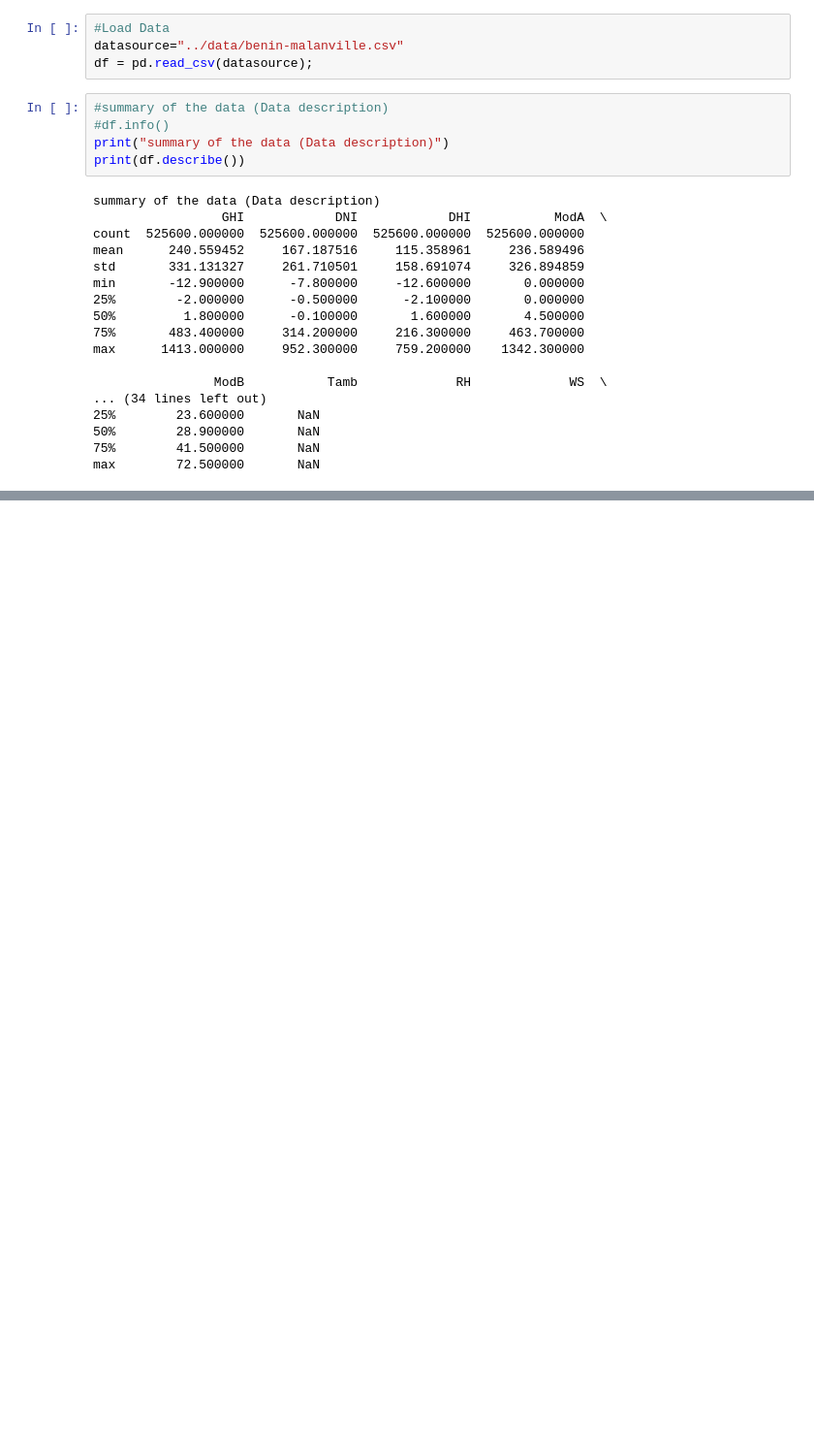
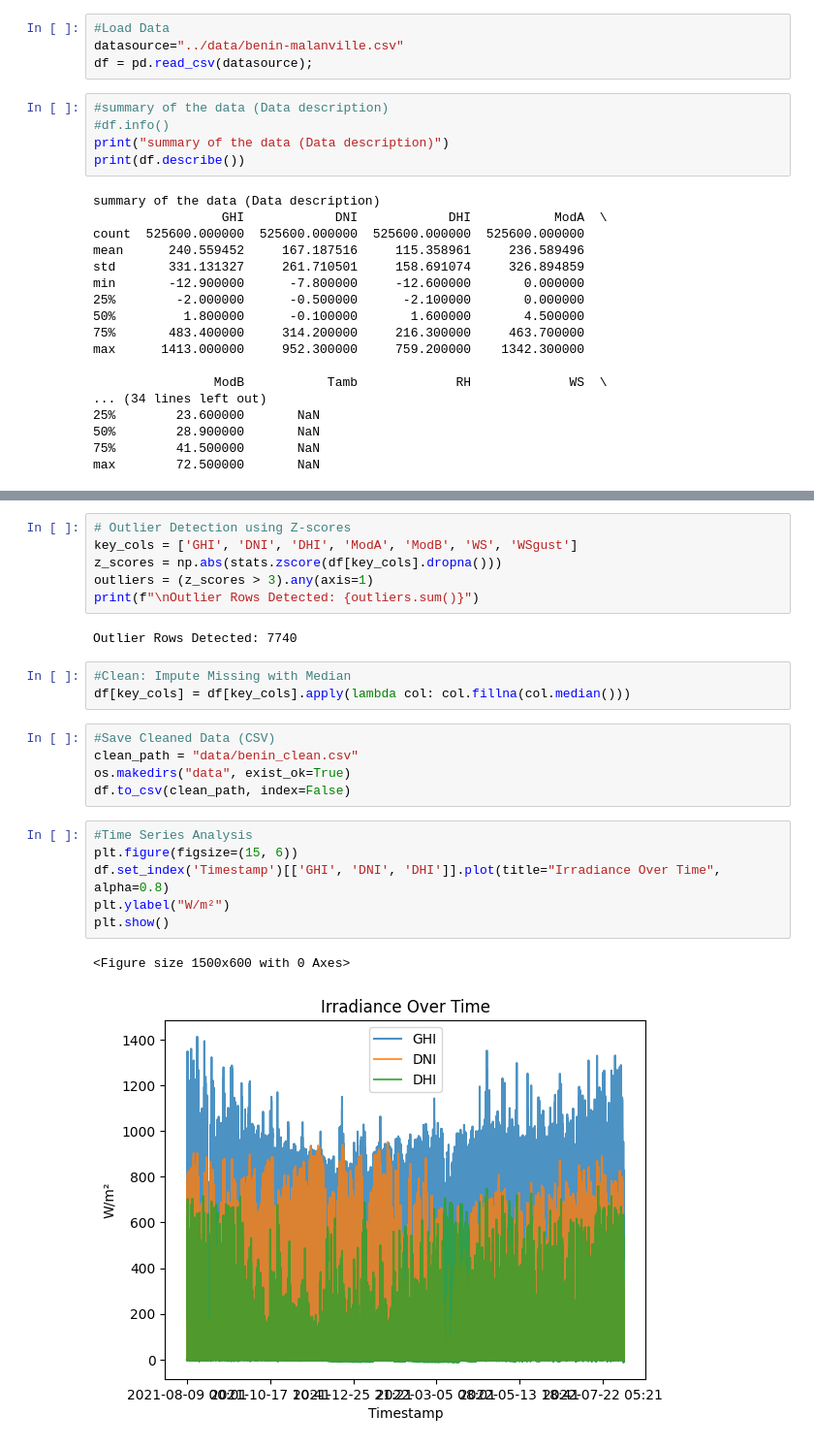
Before and after one commit to abdumehammed/solar-challenge-week1, a Jupyter notebook: notebooks/benin_eda.ipynb, the cells around one changed output, grey strips where cells are left out. Shown at 97% size. Drawn from its saved outputs; the diff is of its cells as text; blank space fills up the shorter version.

```diff
--- a/notebooks/benin_eda.ipynb
+++ b/notebooks/benin_eda.ipynb
@@ -43,0 +62,25 @@ print(missing_values[missing_values > 5])
+# %%
+# Outlier Detection using Z-scores
+key_cols = ['GHI', 'DNI', 'DHI', 'ModA', 'ModB', 'WS', 'WSgust']
+z_scores = np.abs(stats.zscore(df[key_cols].dropna()))
+outliers = (z_scores > 3).any(axis=1)
+print(f"\nOutlier Rows Detected: {outliers.sum()}")
+# %% [output]
+Outlier Rows Detected: 7740
+# %%
+#Clean: Impute Missing with Median
+df[key_cols] = df[key_cols].apply(lambda col: col.fillna(col.median()))
+# %%
+#Save Cleaned Data (CSV)
+clean_path = "data/benin_clean.csv"
+os.makedirs("data", exist_ok=True)
+df.to_csv(clean_path, index=False)
+# %%
+#Time Series Analysis
+plt.figure(figsize=(15, 6))
+df.set_index('Timestamp')[['GHI', 'DNI', 'DHI']].plot(title="Irradiance Over Time", alpha=0.8)
+plt.ylabel("W/m²")
+plt.show()
+# %% [output]
+<Figure size 1500x600 with 0 Axes>
+[figure, added]
```
Also changed, not shown: parts of 3 cells of this notebook.
